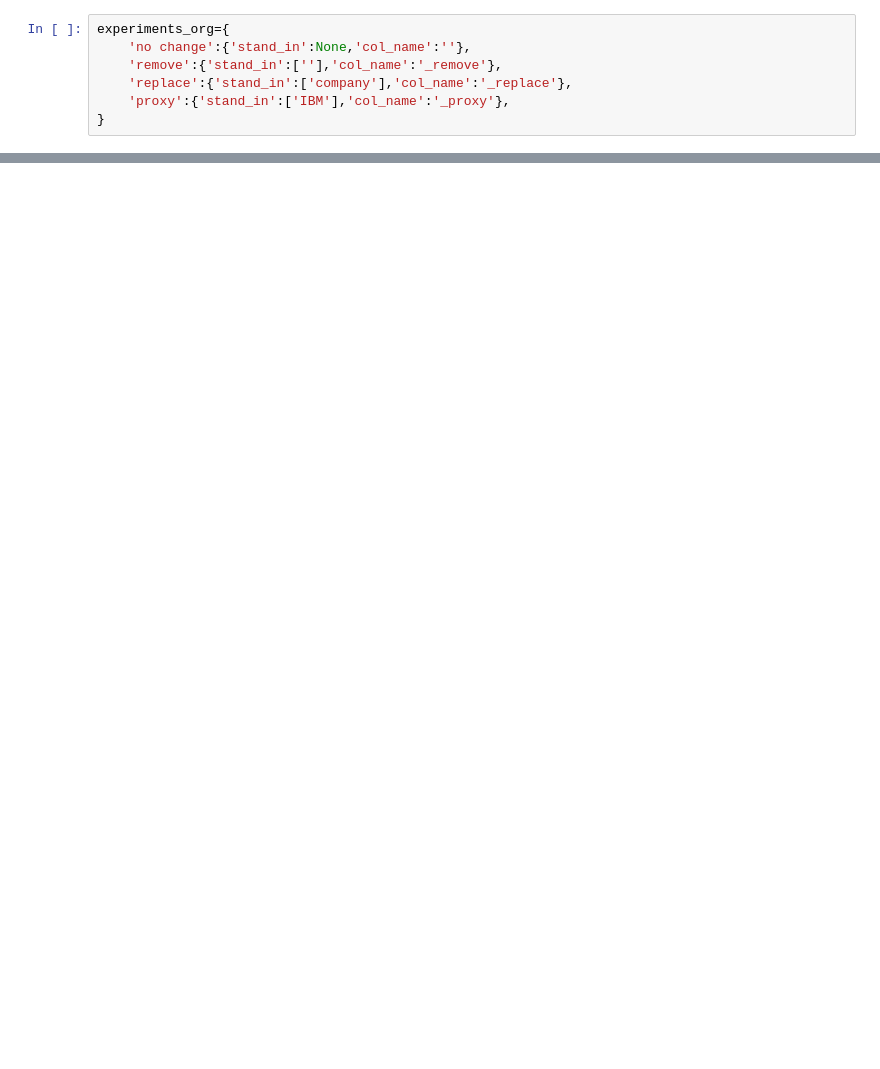
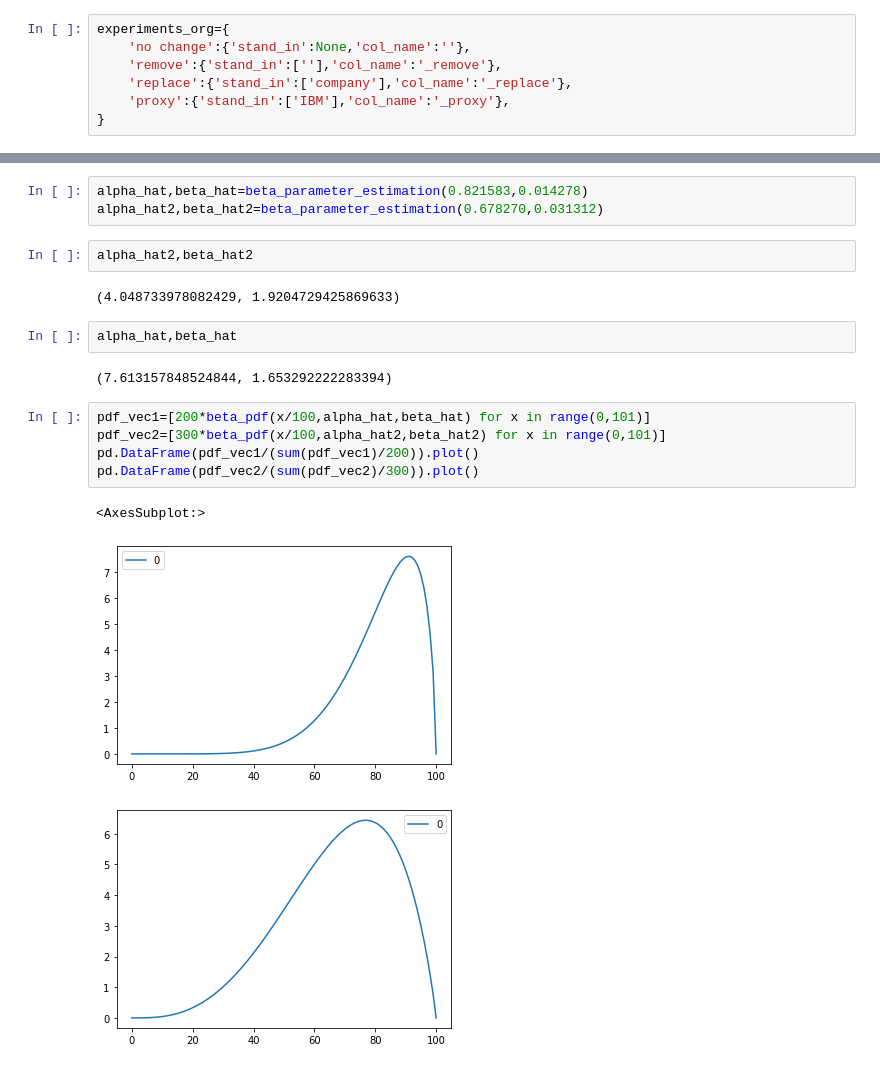
Before and after one commit to md-experiments/qa, a Jupyter notebook: Facts_and_Transformers.ipynb, the cells around one changed output, grey strips where cells are left out. Saved outputs shown, nothing was run; the diff lists cells and outputs as text; blank space fills up the shorter version.

```diff
--- a/Facts_and_Transformers.ipynb
+++ b/Facts_and_Transformers.ipynb
@@ -235,0 +160,20 @@ STOP_WORDS
+# %%
+alpha_hat,beta_hat=beta_parameter_estimation(0.821583,0.014278)
+alpha_hat2,beta_hat2=beta_parameter_estimation(0.678270,0.031312)
+# %%
+alpha_hat2,beta_hat2
+# %% [output]
+(4.048733978082429, 1.9204729425869633)
+# %%
+alpha_hat,beta_hat
+# %% [output]
+(7.613157848524844, 1.653292222283394)
+# %%
+pdf_vec1=[200*beta_pdf(x/100,alpha_hat,beta_hat) for x in range(0,101)]
+pdf_vec2=[300*beta_pdf(x/100,alpha_hat2,beta_hat2) for x in range(0,101)]
+pd.DataFrame(pdf_vec1/(sum(pdf_vec1)/200)).plot()
+pd.DataFrame(pdf_vec2/(sum(pdf_vec2)/300)).plot()
+# %% [output]
+<AxesSubplot:>
+[figure, added]
+[figure, added]
```
Also changed, not shown: parts of 28 cells of this notebook, 5 other files.
